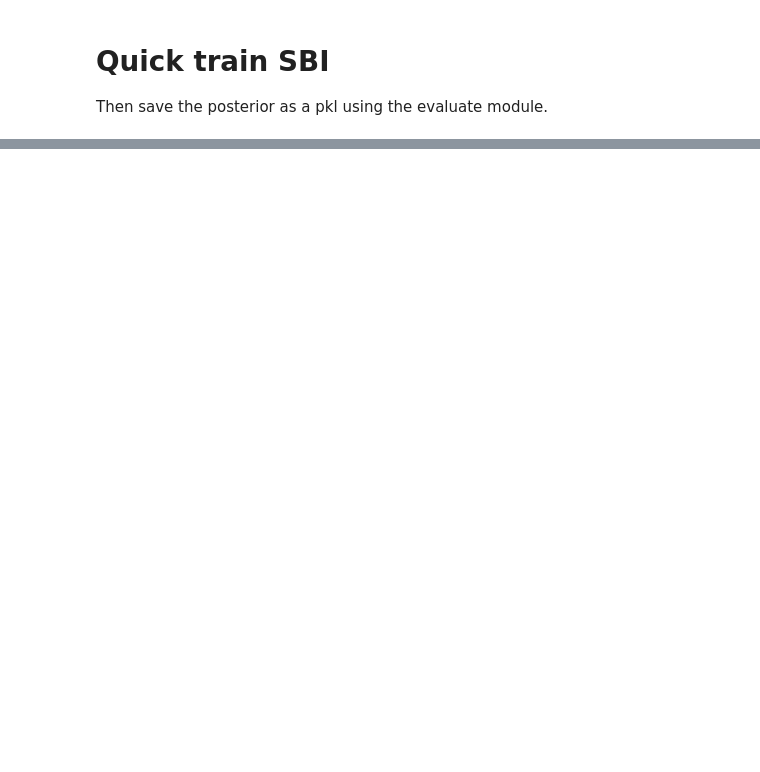
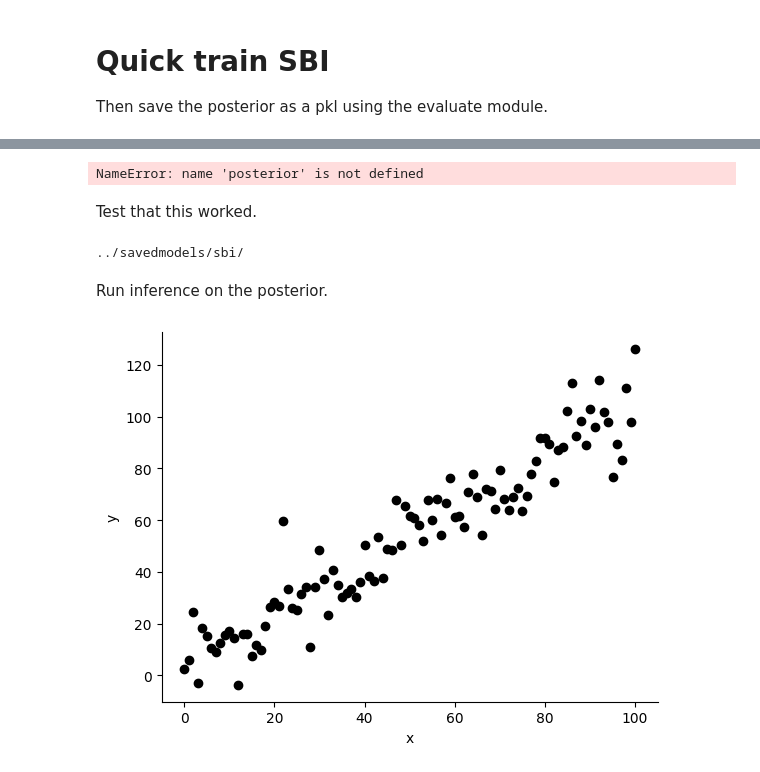
Before and after one commit to deepskies/DeepDiagnostics, a Jupyter notebook: notebooks/train_SBI.ipynb, the cells around one changed output, grey strips where cells are left out. Saved outputs shown, nothing was run; the diff lists cells and outputs as text; code cells hidden in the pictures; blank space fills up the shorter version.

Commit message:
added an inference fxn and also the notebook now loads and makes a corner plot

```diff
--- a/notebooks/train_SBI.ipynb
+++ b/notebooks/train_SBI.ipynb
@@ -1,6 +1,13 @@
 # %% [markdown]
 # Quick train SBI
 Then save the posterior as a pkl using the evaluate module.
+# %%
+import numpy as np
+import matplotlib.pyplot as plt
+import matplotlib
+# remove top and right axis from plots
+matplotlib.rcParams["axes.spines.right"] = False
+matplotlib.rcParams["axes.spines.top"] = False
 # %%
 import sbi
 from sbi.inference import SNPE
@@ -40,5 +44,32 @@ NameError: name 'infer' is not defined
 # %%
 inference_model = evaluate.InferenceModel()
-path = "saved_models/sbi/"
+path = "../savedmodels/sbi/"
 model_name = "sbi_linear"
-inference_model.save_model_pkl(self, path, model_name, posterior)
+inference_model.save_model_pkl(path, model_name, posterior)
+# %% [output]
+NameError: name 'posterior' is not defined
+# %% [markdown]
+Test that this worked.
+# %%
+inference_model = evaluate.InferenceModel()
+path = "../savedmodels/sbi/"
+model_name = "sbi_linear"
+posterior = inference_model.load_model_pkl(path, model_name)
+# %% [output]
+../savedmodels/sbi/
+# %% [markdown]
+Run inference on the posterior.
+# %%
+# generate a true dataset
+theta_true = [1, 5]
+y_true = simulator(theta_true)
+
+# and visualize it
+plt.clf()
+plt.scatter(np.linspace(0, 100, 101),
+            np.array(y_true), color = 'black')
+plt.xlabel('x')
+plt.ylabel('y')
+plt.show()
+# %% [output]
+[figure, added]
```
Also changed, not shown: parts of 4 cells of this notebook, 1 other file.
